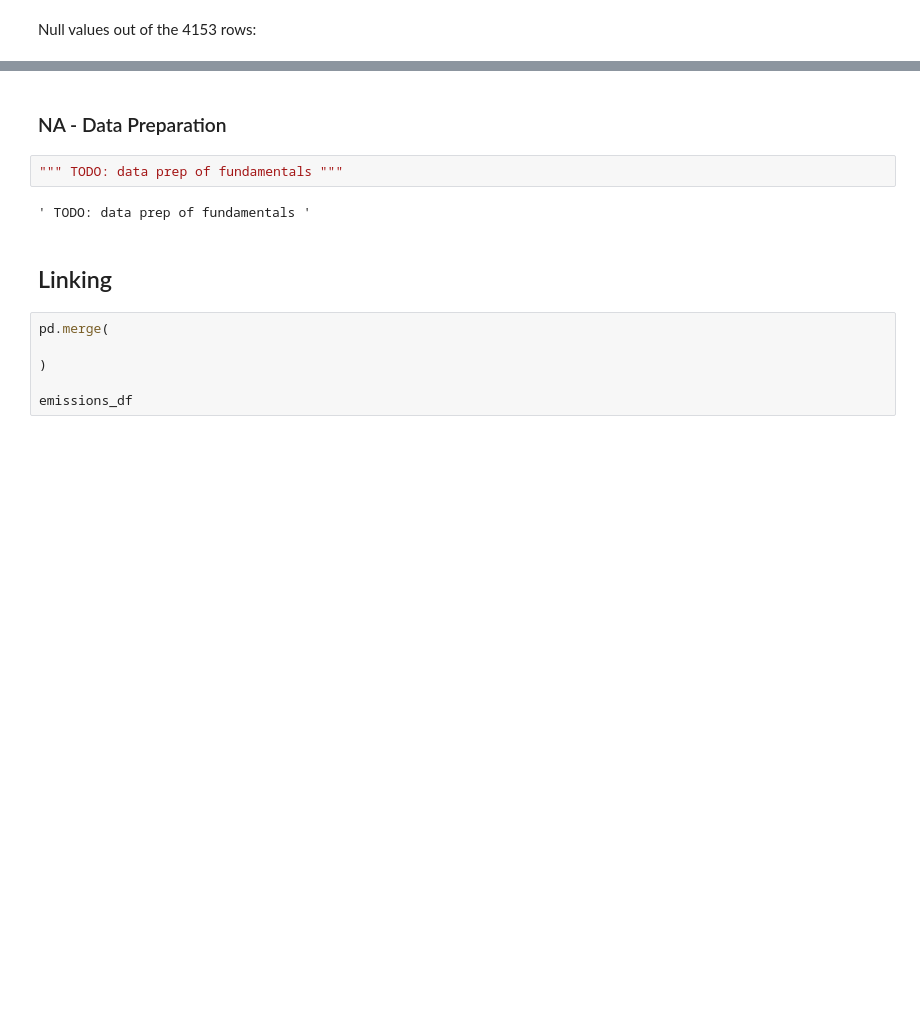
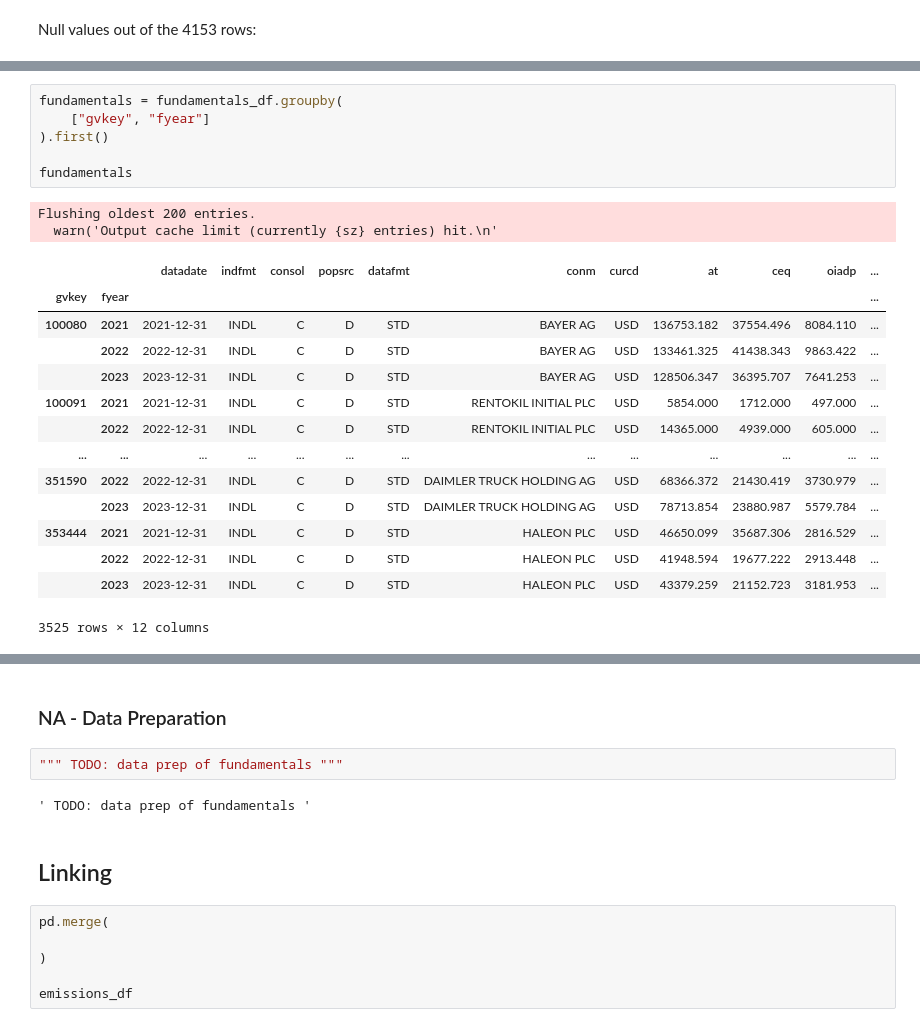
Before and after one commit to varunchodanker/MSc-Individual-Project, a Jupyter notebook: Phase1.ipynb, the cells around one changed output, grey strips where cells are left out. Drawn from its saved outputs; the diff is of its cells as text; blank space fills up the shorter version.

Commit message:
Decided on the format for the fundamentals data.

```diff
--- a/Phase1.ipynb
+++ b/Phase1.ipynb
@@ -1978 +1974,24 @@ mkvalt      1028
 dtype: int64
+# %%
+fundamentals = fundamentals_df.groupby(
+    ["gvkey", "fyear"]
+).first()
+
+fundamentals
+# %% [output]
+Flushing oldest 200 entries.
+  warn('Output cache limit (currently {sz} entries) hit.\n'
+|  |  | datadate | indfmt | consol | popsrc | datafmt | conm | curcd | at | ceq | oiadp | ... |
+| gvkey | fyear |  |  |  |  |  |  |  |  |  |  | ... |
+| 100080 | 2021 | 2021-12-31 | INDL | C | D | STD | BAYER AG | USD | 136753.182 | 37554.496 | 8084.110 | ... |
+|  | 2022 | 2022-12-31 | INDL | C | D | STD | BAYER AG | USD | 133461.325 | 41438.343 | 9863.422 | ... |
+|  | 2023 | 2023-12-31 | INDL | C | D | STD | BAYER AG | USD | 128506.347 | 36395.707 | 7641.253 | ... |
+| 100091 | 2021 | 2021-12-31 | INDL | C | D | STD | RENTOKIL INITIAL PLC | USD | 5854.000 | 1712.000 | 497.000 | ... |
+|  | 2022 | 2022-12-31 | INDL | C | D | STD | RENTOKIL INITIAL PLC | USD | 14365.000 | 4939.000 | 605.000 | ... |
+| ... | ... | ... | ... | ... | ... | ... | ... | ... | ... | ... | ... | ... |
+| 351590 | 2022 | 2022-12-31 | INDL | C | D | STD | DAIMLER TRUCK HOLDING AG | USD | 68366.372 | 21430.419 | 3730.979 | ... |
+|  | 2023 | 2023-12-31 | INDL | C | D | STD | DAIMLER TRUCK HOLDING AG | USD | 78713.854 | 23880.987 | 5579.784 | ... |
+| 353444 | 2021 | 2021-12-31 | INDL | C | D | STD | HALEON PLC | USD | 46650.099 | 35687.306 | 2816.529 | ... |
+|  | 2022 | 2022-12-31 | INDL | C | D | STD | HALEON PLC | USD | 41948.594 | 19677.222 | 2913.448 | ... |
+|  | 2023 | 2023-12-31 | INDL | C | D | STD | HALEON PLC | USD | 43379.259 | 21152.723 | 3181.953 | ... |
+3525 rows × 12 columns
```
Also changed, not shown: parts of 4 cells of this notebook.
